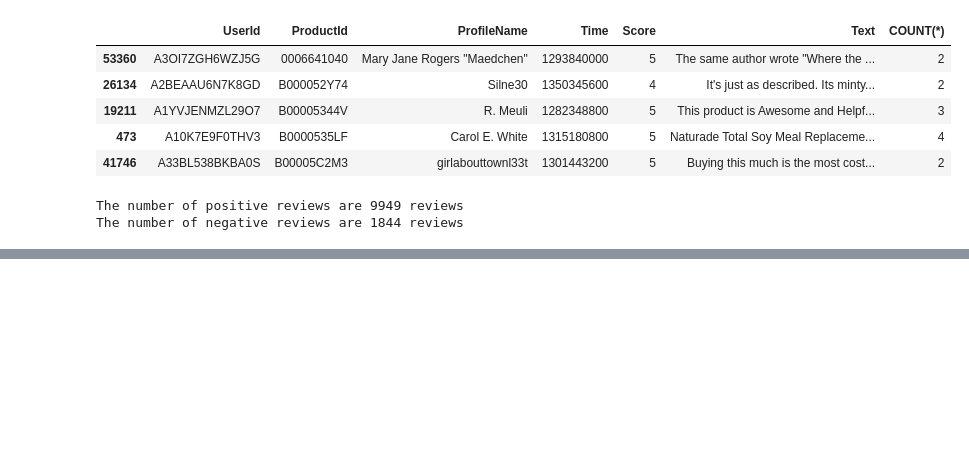
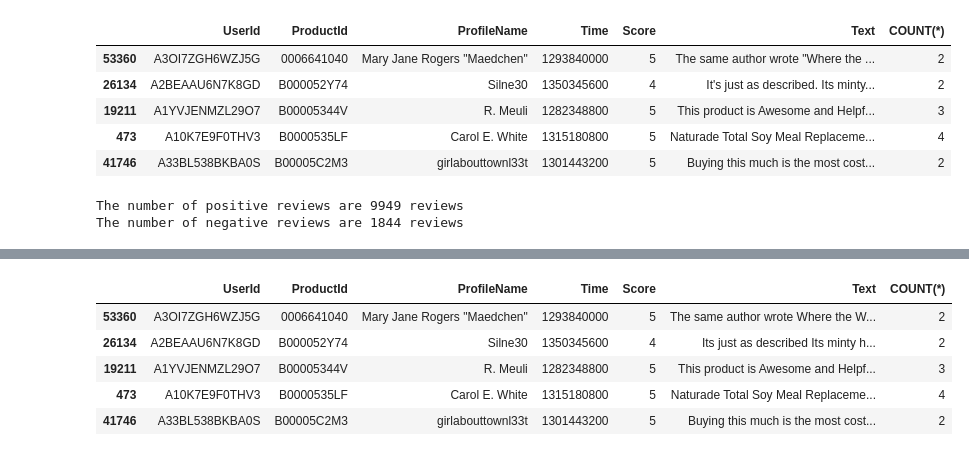
Before and after one commit to erenaspire7/Reviews_Query, a Jupyter notebook: Reviews_Query.ipynb, the cells around one changed output, grey strips where cells are left out. Drawn from its saved outputs; the diff is of its cells as text; code cells hidden in the pictures; blank space fills up the shorter version.

```diff
--- a/Reviews_Query.ipynb
+++ b/Reviews_Query.ipynb
@@ -30,3 +35,5 @@ Archive:  /content/amazon-fine-food-reviews.zip
   inflating: Reviews.csv
   inflating: database.sqlite
   inflating: hashes.txt
+# %%
+pd.set_option('display.max_colwidth', 999)
@@ -73,3 +82,25 @@ print("The number of negative reviews are " + str(negative_reviews), 'reviews')
 # %% [output]
 The number of positive reviews are 9949 reviews
 The number of negative reviews are 1844 reviews
+# %%
+from html.parser import HTMLParser
+
+class MLStripper(HTMLParser):
+    def __init__(self):
+        self.reset()
+        self.strict = False
+        self.convert_charrefs= True
+        self.fed = []
+    def handle_data(self, d):
+        self.fed.append(d)
+    def get_data(self):
+        return ''.join(self.fed)
+
+def strip_tags(html):
+    s = MLStripper()
+    s.feed(html)
+    return s.get_data()
+
+df['Text'] = df['Text'].apply(strip_tags)
+
+df.head()
@@ -75,0 +114,16 @@ The number of negative reviews are 1844 reviews
+# %%
+import re
+
+def remove_characters(text):
+  return re.sub("[^A-z0-9\s]+", "", text)
+
+df['Text'] = df['Text'].apply(remove_characters)
+
+df.head()
+# %% [output]
+|  | UserId | ProductId | ProfileName | Time | Score | Text | COUNT(*) |
+| 53360 | A3OI7ZGH6WZJ5G | 0006641040 | Mary Jane Rogers "Maedchen" | 1293840000 | 5 | The same author wrote Where the W... | 2 |
+| 26134 | A2BEAAU6N7K8GD | B000052Y74 | Silne30 | 1350345600 | 4 | Its just as described Its minty h... | 2 |
+| 19211 | A1YVJENMZL29O7 | B00005344V | R. Meuli | 1282348800 | 5 | This product is Awesome and Helpf... | 3 |
+| 473 | A10K7E9F0THV3 | B0000535LF | Carol E. White | 1315180800 | 5 | Naturade Total Soy Meal Replaceme... | 4 |
+| 41746 | A33BL538BKBA0S | B00005C2M3 | girlabouttownl33t | 1301443200 | 5 | Buying this much is the most cost... | 2 |
```
Also changed, not shown: parts of 12 cells of this notebook, 1 other file.
